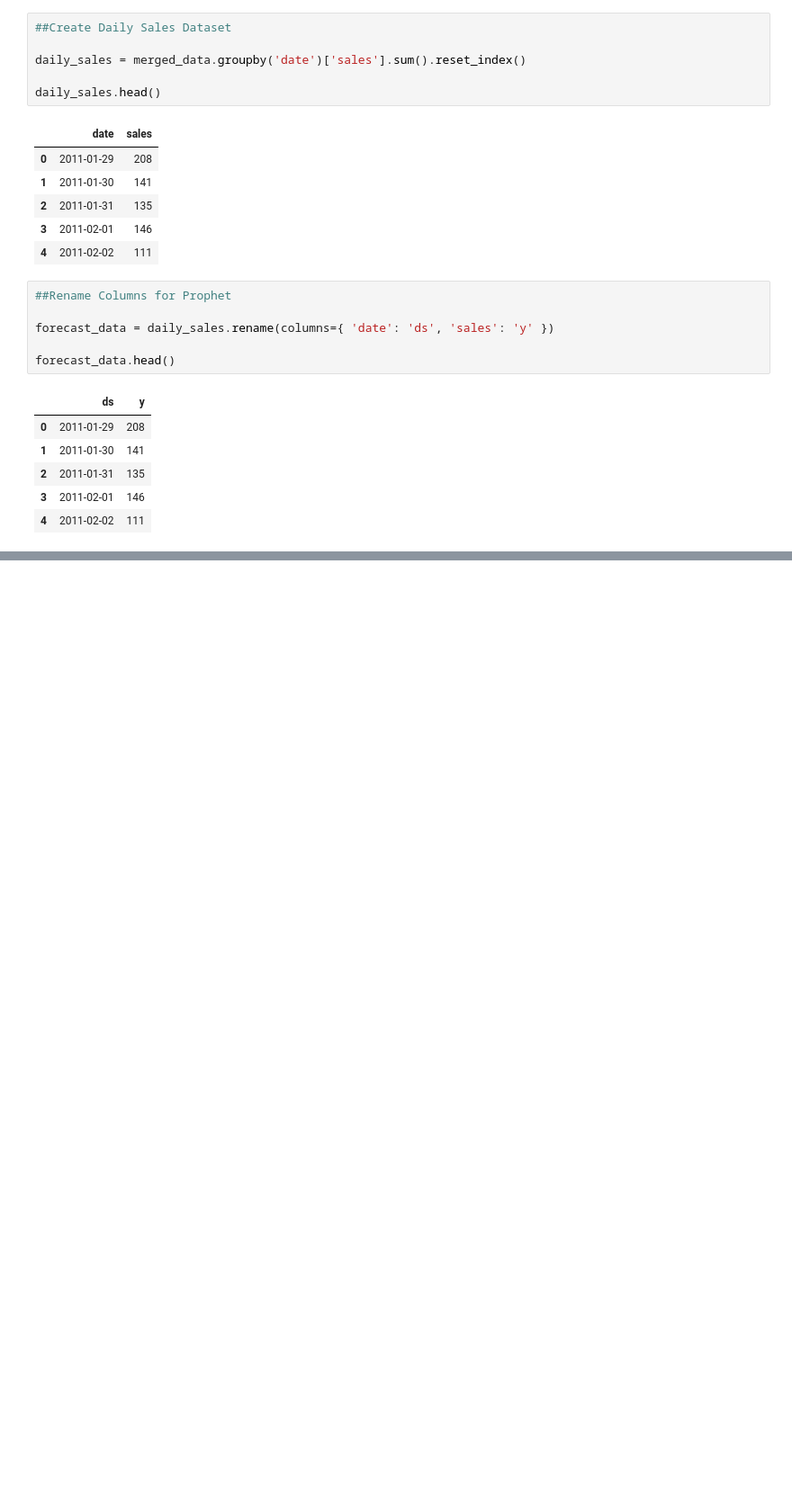
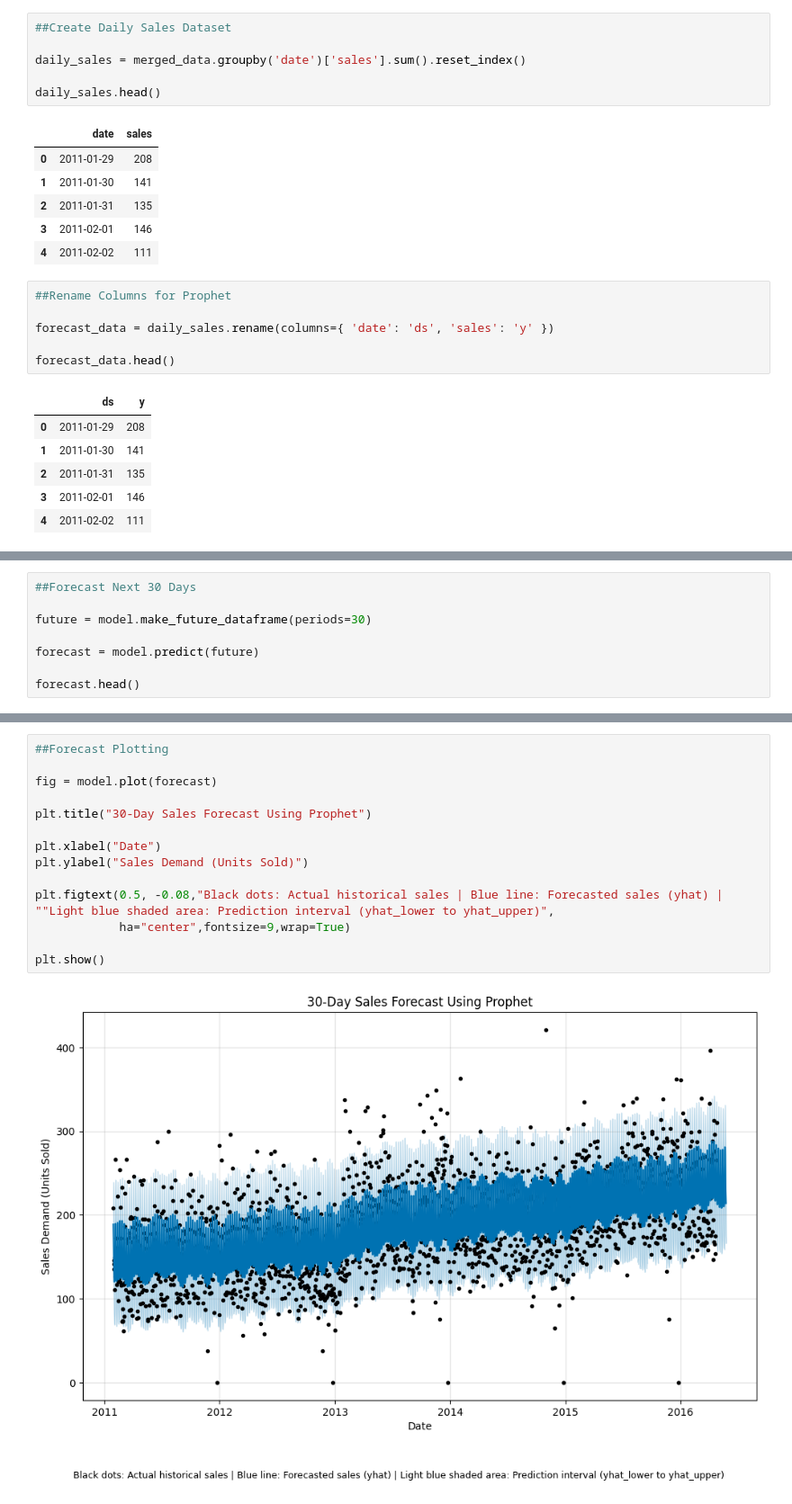
Before and after one commit to bhosalenikita258-coder/Retail_Demand_Forecasting, a Jupyter notebook: Retail_Demand_Forecasting.ipynb, the cells around one changed output, grey strips where cells are left out. Shown at 90% size. Cells and saved outputs as stored; diff of their text form; blank space fills up the shorter version.

Commit message:
Retail_Demand_Forecasting.ipynb
Forecasted Next 30 Days
Plotted Forecast

```diff
--- a/Retail_Demand_Forecasting.ipynb
+++ b/Retail_Demand_Forecasting.ipynb
@@ -628,0 +631,8 @@ model.fit(forecast_data)
+# %%
+##Forecast Next 30 Days
+
+future = model.make_future_dataframe(periods=30)
+
+forecast = model.predict(future)
+
+forecast.head()
@@ -628,0 +646,16 @@ model.fit(forecast_data)
+# %%
+##Forecast Plotting
+
+fig = model.plot(forecast)
+
+plt.title("30-Day Sales Forecast Using Prophet")
+
+plt.xlabel("Date")
+plt.ylabel("Sales Demand (Units Sold)")
+
+plt.figtext(0.5, -0.08,"Black dots: Actual historical sales | Blue line: Forecasted sales (yhat) | ""Light blue shaded area: Prediction interval (yhat_lower to yhat_upper)",
+            ha="center",fontsize=9,wrap=True)
+
+plt.show()
+# %% [output]
+[figure, added]
```
Also changed, not shown: parts of 18 cells of this notebook.
